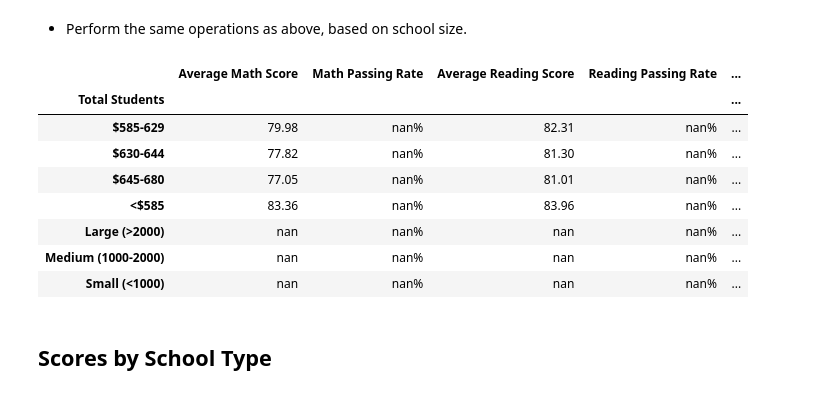
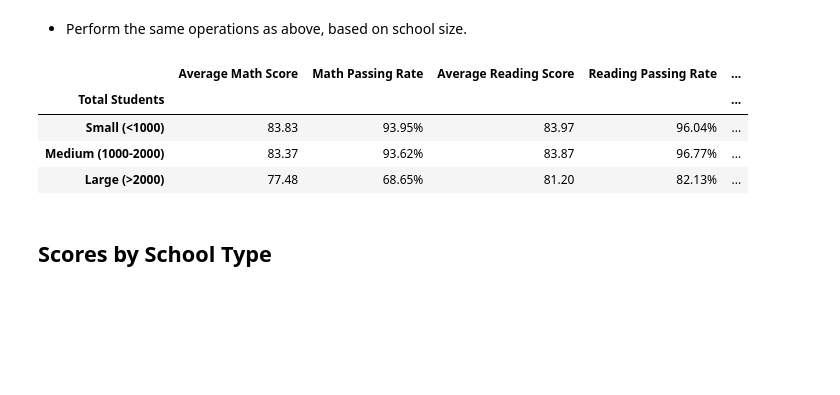
Before and after one commit to DownOnTheFarm/PyCitySchools, a Jupyter notebook: Instructions/PyCitySchools/PyCitySchools_starter.ipynb, the cells around one changed output. Cells and saved outputs as stored; diff of their text form; code cells hidden in the pictures; blank space fills up the shorter version.

```diff
--- a/Instructions/PyCitySchools/PyCitySchools_starter.ipynb
+++ b/Instructions/PyCitySchools/PyCitySchools_starter.ipynb
@@ -407,45 +408,42 @@ fullData_df['Size_Group'] = pd.cut(fullData_df['size'],bins, labels=schoolSize)
 
 # Group by Size
 sizeGroup = fullData_df.groupby('Size_Group')
 
 # Calculations
-avgMath_size = spendGroup['math_score'].mean()
-avgRead_size = spendGroup['reading_score'].mean()
-percMath_size = fullData_df[fullData_df['math_score'] >=70].groupby('Size_Group')['Student ID'].count()/spendGroup['Student ID'].count()
-percRead_size = fullData_df[fullData_df['reading_score'] >=70].groupby('Size_Group')['Student ID'].count()/spendGroup['Student ID'].count()
-percOver_size = fullData_df[(fullData_df['reading_score'] >= 70) & (fullData_df['math_score'] >= 70)].groupby('Size_Group')['Student ID'].count()/spendGroup['Student ID'].count()
+avgMath_size = sizeGroup['math_score'].mean()
+avgRead_size = sizeGroup['reading_score'].mean()
+percMath_size = fullData_df[fullData_df['math_score'] >=70].groupby('Size_Group')['Student ID'].count()/sizeGroup['Student ID'].count()
+percRead_size = fullData_df[fullData_df['reading_score'] >=70].groupby('Size_Group')['Student ID'].count()/sizeGroup['Student ID'].count()
+percOver_size = fullData_df[(fullData_df['reading_score'] >= 70) & (fullData_df['math_score'] >= 70)].groupby('Size_Group')['Student ID'].count()/sizeGroup['Student ID'].count()
 
 # Build and Display DataFrame
 scoresBy_size = pd.DataFrame({"Average Math Score": avgMath_size,
                                 "Math Passing Rate": percMath_size,
                                     "Average Reading Score": avgRead_size,
                                         "Reading Passing Rate": percRead_size,
                                             "Overall Passing Rate": percOver_size})
 
 # Reorder Columns
 scoresBy_size = scoresBy_size[['Average Math Score',
                                     'Math Passing Rate',
                                         'Average Reading Score',
                                             'Reading Passing Rate',
                                                 'Overall Passing Rate']]
 
 scoresBy_size.index.name = "Total Students"
+scoresBy_size = scoresBy_size.reindex(schoolSize)
 
 scoresBy_size.style.format({'Average Math Score': "{:.2f}",
                               'Average Reading Score': "{:.2f}",
                                   "Math Passing Rate": "{:.2%}",
                                       "Reading Passing Rate": "{:.2%}",
                                           "Overall Passing Rate": "{:.2%}"})
 # %% [output]
 |  | Average Math Score | Math Passing Rate | Average Reading Score | Reading Passing Rate | ... |
 | Total Students |  |  |  |  | ... |
-| $585-629 | 79.98 | nan% | 82.31 | nan% | ... |
-| $630-644 | 77.82 | nan% | 81.30 | nan% | ... |
-| $645-680 | 77.05 | nan% | 81.01 | nan% | ... |
-| <$585 | 83.36 | nan% | 83.96 | nan% | ... |
-| Large (>2000) | nan | nan% | nan | nan% | ... |
-| Medium (1000-2000) | nan | nan% | nan | nan% | ... |
-| Small (<1000) | nan | nan% | nan | nan% | ... |
+| Small (<1000) | 83.83 | 93.95% | 83.97 | 96.04% | ... |
+| Medium (1000-2000) | 83.37 | 93.62% | 83.87 | 96.77% | ... |
+| Large (>2000) | 77.48 | 68.65% | 81.20 | 82.13% | ... |
 # %% [markdown]
 ## Scores by School Type
 # %% [markdown]
```
Also changed, not shown: parts of 2 cells of this notebook.
